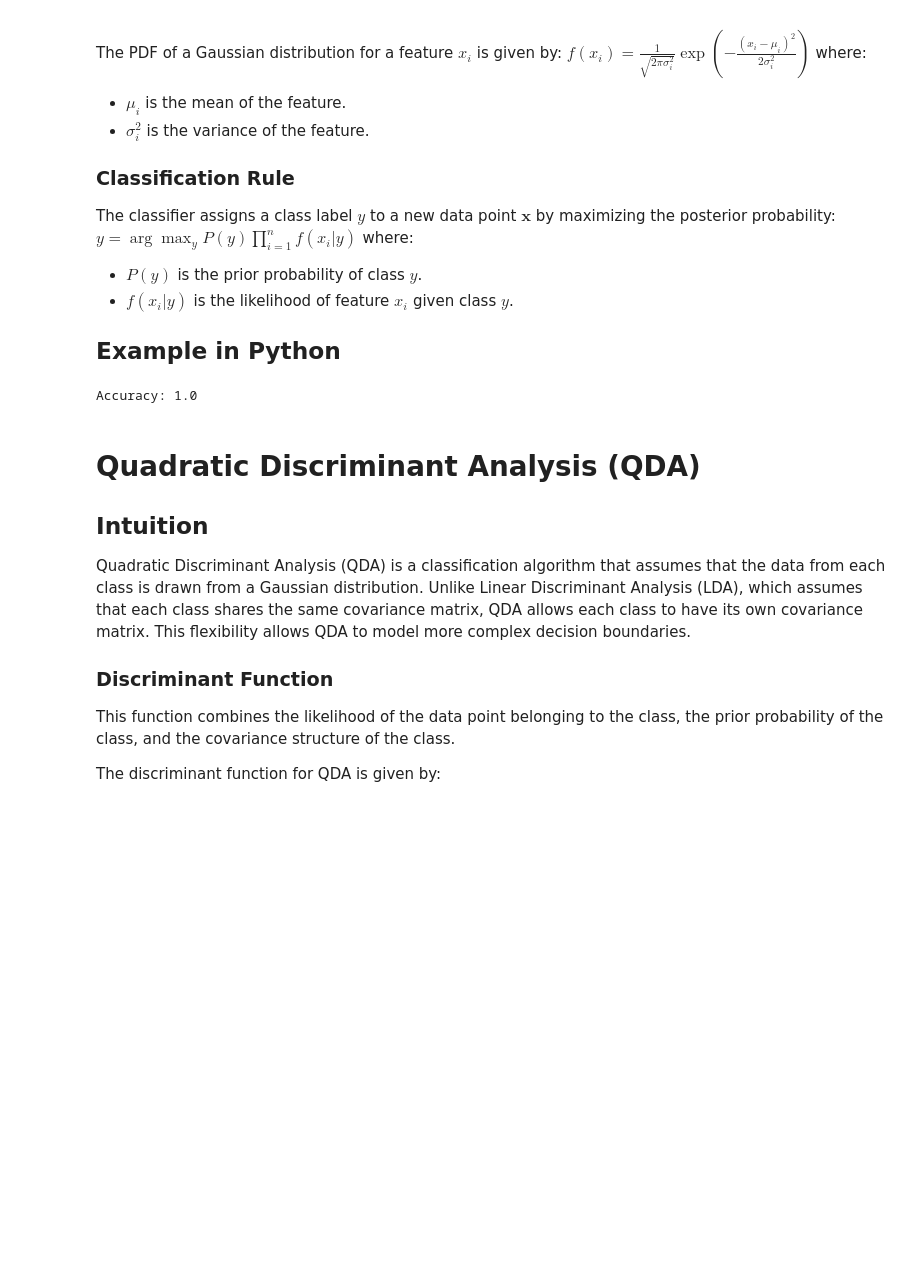
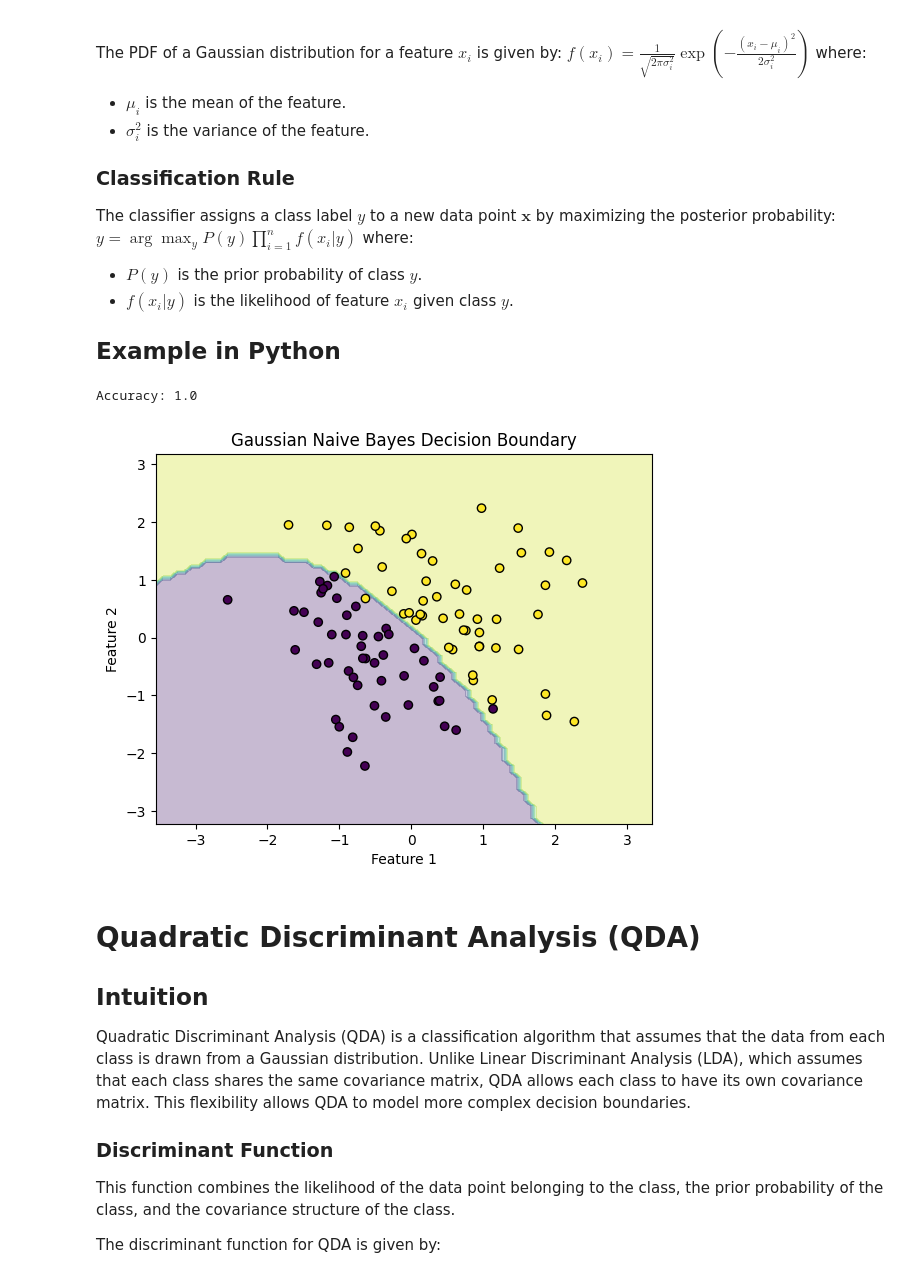
Before and after one commit to OmarTheMostWanted/CSE-DSAIT4005-Machine-and-Deep-Learning, a Jupyter notebook: Notes.ipynb, the cells around one changed output. Drawn from its saved outputs; the diff is of its cells as text; code cells hidden in the pictures; blank space fills up the shorter version.

```diff
--- a/Notes.ipynb
+++ b/Notes.ipynb
@@ -213,32 +234,49 @@ where:
 ## Example in Python
 # %%
 import numpy as np
+import matplotlib.pyplot as plt
 from sklearn.naive_bayes import GaussianNB
 from sklearn.model_selection import train_test_split
 from sklearn.metrics import accuracy_score
 
 # Generate synthetic data
 np.random.seed(0)
 X = np.random.randn(100, 2)
 y = np.array([0 if x[0] + x[1] < 0 else 1 for x in X])
 
 # Split the data into training and testing sets
 X_train, X_test, y_train, y_test = train_test_split(X, y, test_size=0.3, random_state=0)
 
 # Initialize the Gaussian Naive Bayes classifier
 gnb = GaussianNB()
 
 # Fit the model
 gnb.fit(X_train, y_train)
 
 # Predict the labels for the test set
 y_pred = gnb.predict(X_test)
 
 # Calculate the accuracy
 accuracy = accuracy_score(y_test, y_pred)
 print(f"Accuracy: {accuracy}")
+
+# Plot the decision boundary
+x_min, x_max = X[:, 0].min() - 1, X[:, 0].max() + 1
+y_min, y_max = X[:, 1].min() - 1, X[:, 1].max() + 1
+xx, yy = np.meshgrid(np.arange(x_min, x_max, 0.1),
+                     np.arange(y_min, y_max, 0.1))
+Z = gnb.predict(np.c_[xx.ravel(), yy.ravel()])
+Z = Z.reshape(xx.shape)
+
+plt.contourf(xx, yy, Z, alpha=0.3)
+plt.scatter(X[:, 0], X[:, 1], c=y, edgecolors='k', marker='o')
+plt.title('Gaussian Naive Bayes Decision Boundary')
+plt.xlabel('Feature 1')
+plt.ylabel('Feature 2')
+plt.show()
 # %% [output]
 Accuracy: 1.0
+[figure, added]
 # %% [markdown]
 # Quadratic Discriminant Analysis (QDA)
 
```
Also changed, not shown: parts of 5 cells of this notebook.
